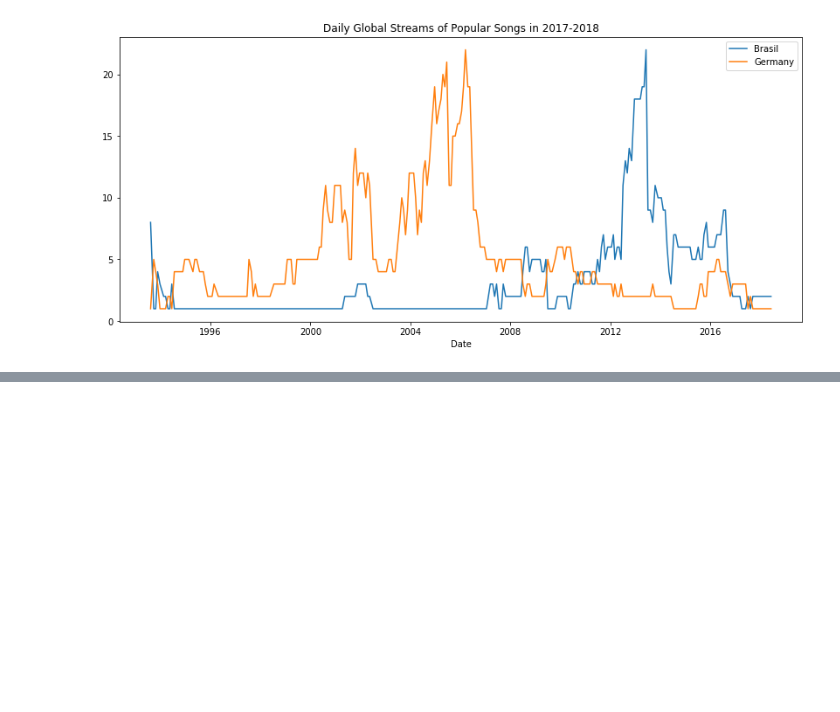
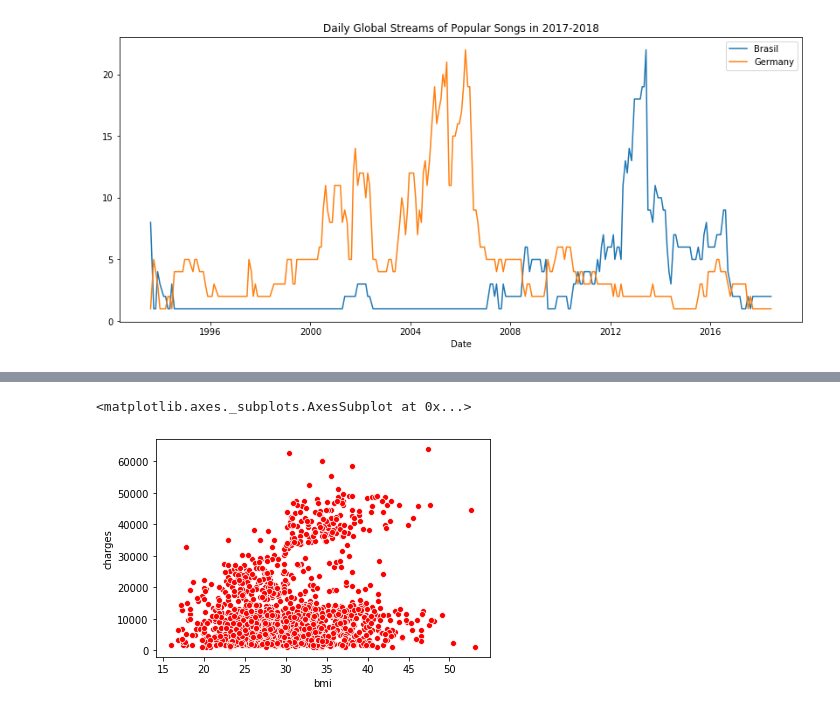
Before and after one commit to Suvoo/Kaggle, a Jupyter notebook: Courses/kaggle_course_3.ipynb, the cells around one changed output, grey strips where cells are left out. Saved outputs shown, nothing was run; the diff lists cells and outputs as text; code cells hidden in the pictures; blank space fills up the shorter version.

```diff
--- a/Courses/kaggle_course_3.ipynb
+++ b/Courses/kaggle_course_3.ipynb
@@ -62,0 +114,5 @@ Text(0.5, 0, 'Date')
+# %%
+sns.scatterplot(x=insurance_data['bmi'], y=insurance_data['charges'], color = 'red')
+# %% [output]
+<matplotlib.axes._subplots.AxesSubplot at 0x...>
+[figure, added]
```
Also changed, not shown: parts of 9 cells of this notebook.
